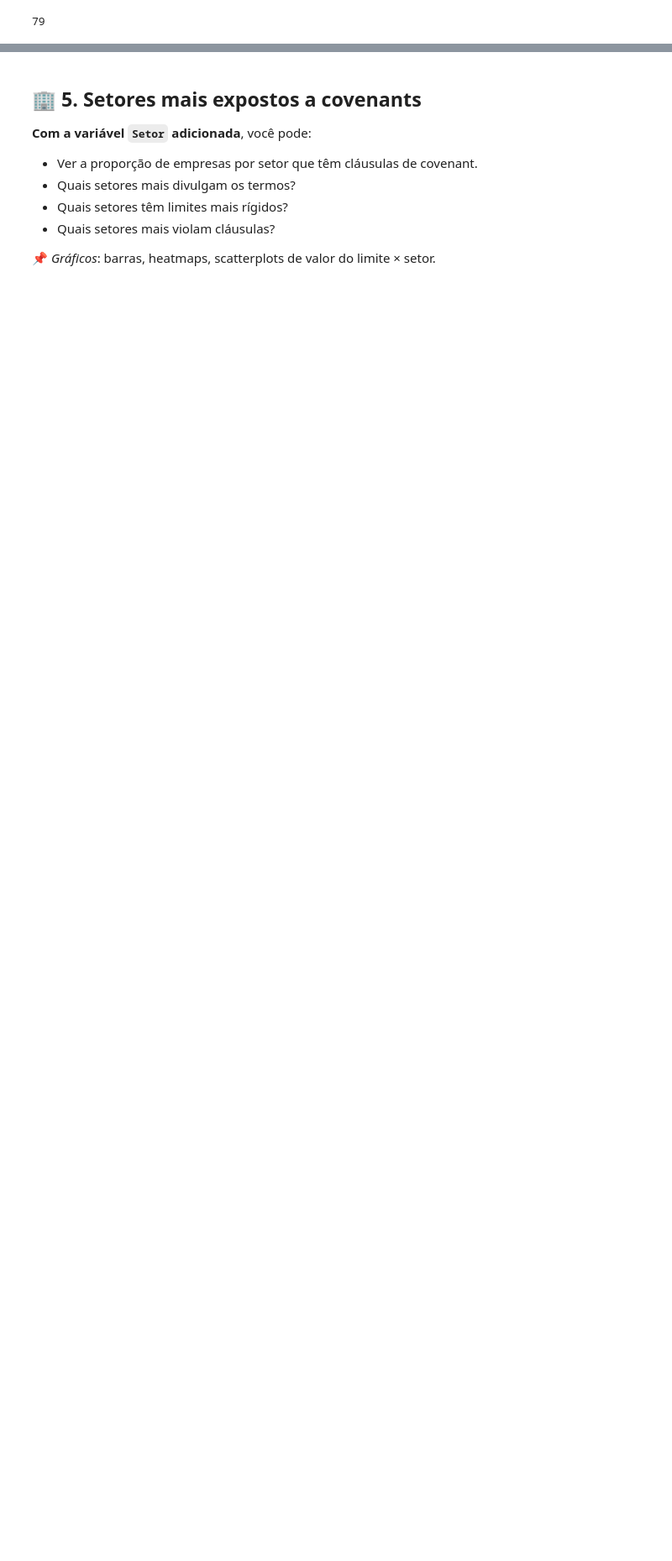
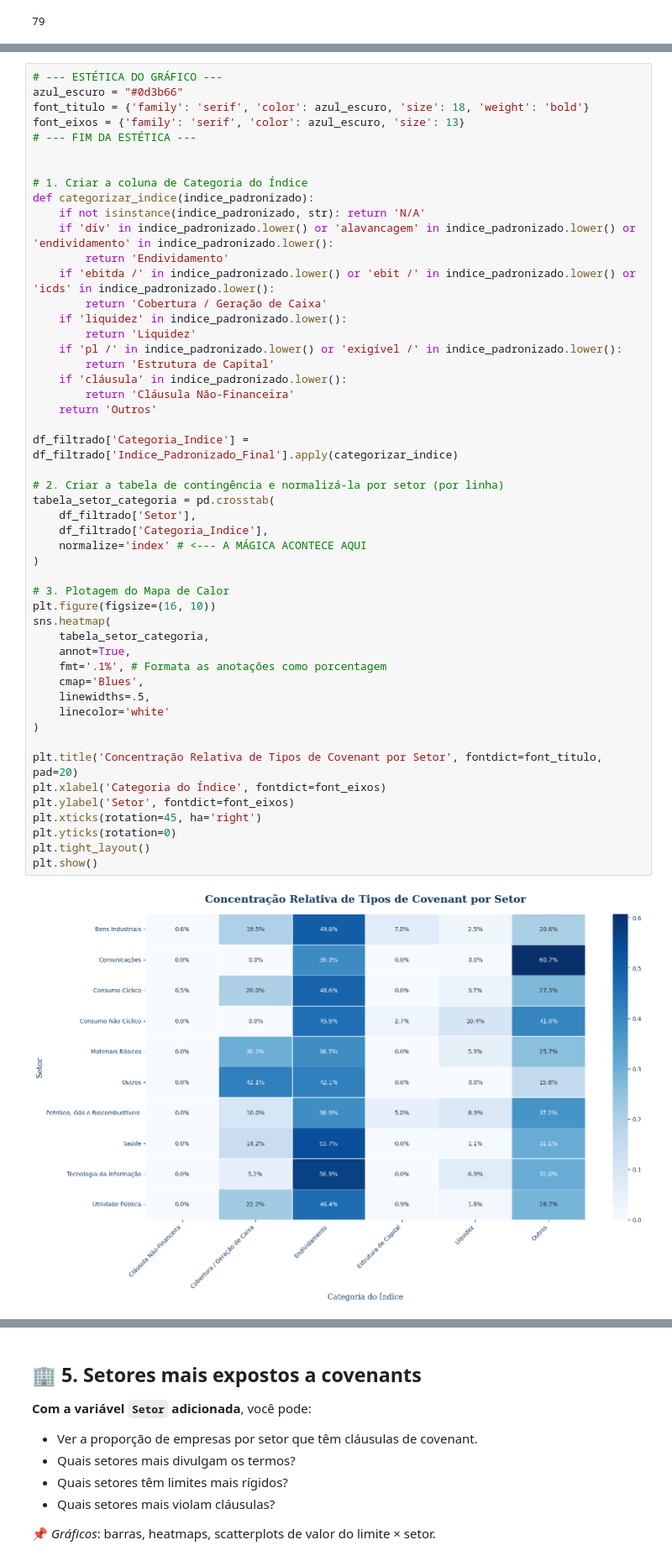
Before and after one commit to meduardajustino/Covenants-Contabeis, a Jupyter notebook: Análise Covenants.ipynb, the cells around one changed output, grey strips where cells are left out. Shown at 84% size. Cells and saved outputs as stored; diff of their text form; blank space fills up the shorter version.

```diff
--- a/Análise Covenants.ipynb
+++ b/Análise Covenants.ipynb
@@ -995,0 +1024,52 @@ tabela_final_formatada
+# %%
+# --- ESTÉTICA DO GRÁFICO ---
+azul_escuro = "#0d3b66"
+font_titulo = {'family': 'serif', 'color': azul_escuro, 'size': 18, 'weight': 'bold'}
+font_eixos = {'family': 'serif', 'color': azul_escuro, 'size': 13}
+# --- FIM DA ESTÉTICA ---
+
+
+# 1. Criar a coluna de Categoria do Índice
+def categorizar_indice(indice_padronizado):
+    if not isinstance(indice_padronizado, str): return 'N/A'
+    if 'dív' in indice_padronizado.lower() or 'alavancagem' in indice_padronizado.lower() or 'endividamento' in indice_padronizado.lower():
+        return 'Endividamento'
+    if 'ebitda /' in indice_padronizado.lower() or 'ebit /' in indice_padronizado.lower() or 'icds' in indice_padronizado.lower():
+        return 'Cobertura / Geração de Caixa'
+    if 'liquidez' in indice_padronizado.lower():
+        return 'Liquidez'
+    if 'pl /' in indice_padronizado.lower() or 'exigível /' in indice_padronizado.lower():
+        return 'Estrutura de Capital'
+    if 'cláusula' in indice_padronizado.lower():
+        return 'Cláusula Não-Financeira'
+    return 'Outros'
+
+df_filtrado['Categoria_Indice'] = df_filtrado['Indice_Padronizado_Final'].apply(categorizar_indice)
+
+# 2. Criar a tabela de contingência e normalizá-la por setor (por linha)
+tabela_setor_categoria = pd.crosstab(
+    df_filtrado['Setor'],
+    df_filtrado['Categoria_Indice'],
+    normalize='index' # <--- A MÁGICA ACONTECE AQUI
+)
+
+# 3. Plotagem do Mapa de Calor
+plt.figure(figsize=(16, 10))
+sns.heatmap(
+    tabela_setor_categoria,
+    annot=True,
+    fmt='.1%', # Formata as anotações como porcentagem
+    cmap='Blues',
+    linewidths=.5,
+    linecolor='white'
+)
+
+plt.title('Concentração Relativa de Tipos de Covenant por Setor', fontdict=font_titulo, pad=20)
+plt.xlabel('Categoria do Índice', fontdict=font_eixos)
+plt.ylabel('Setor', fontdict=font_eixos)
+plt.xticks(rotation=45, ha='right')
+plt.yticks(rotation=0)
+plt.tight_layout()
+plt.show()
+# %% [output]
+[figure, added]
```
Also changed, not shown: parts of 52 cells of this notebook, 5 other files.
